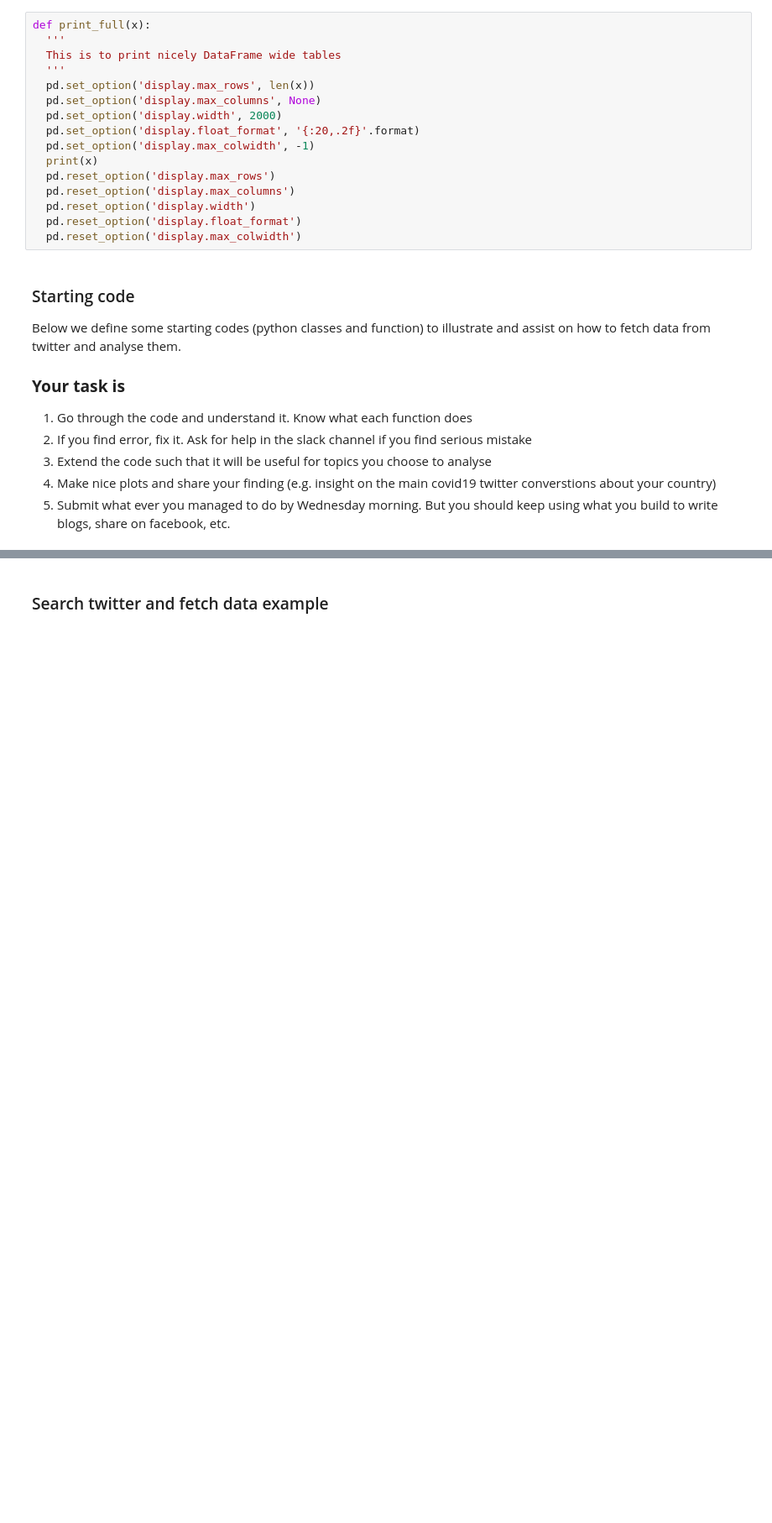
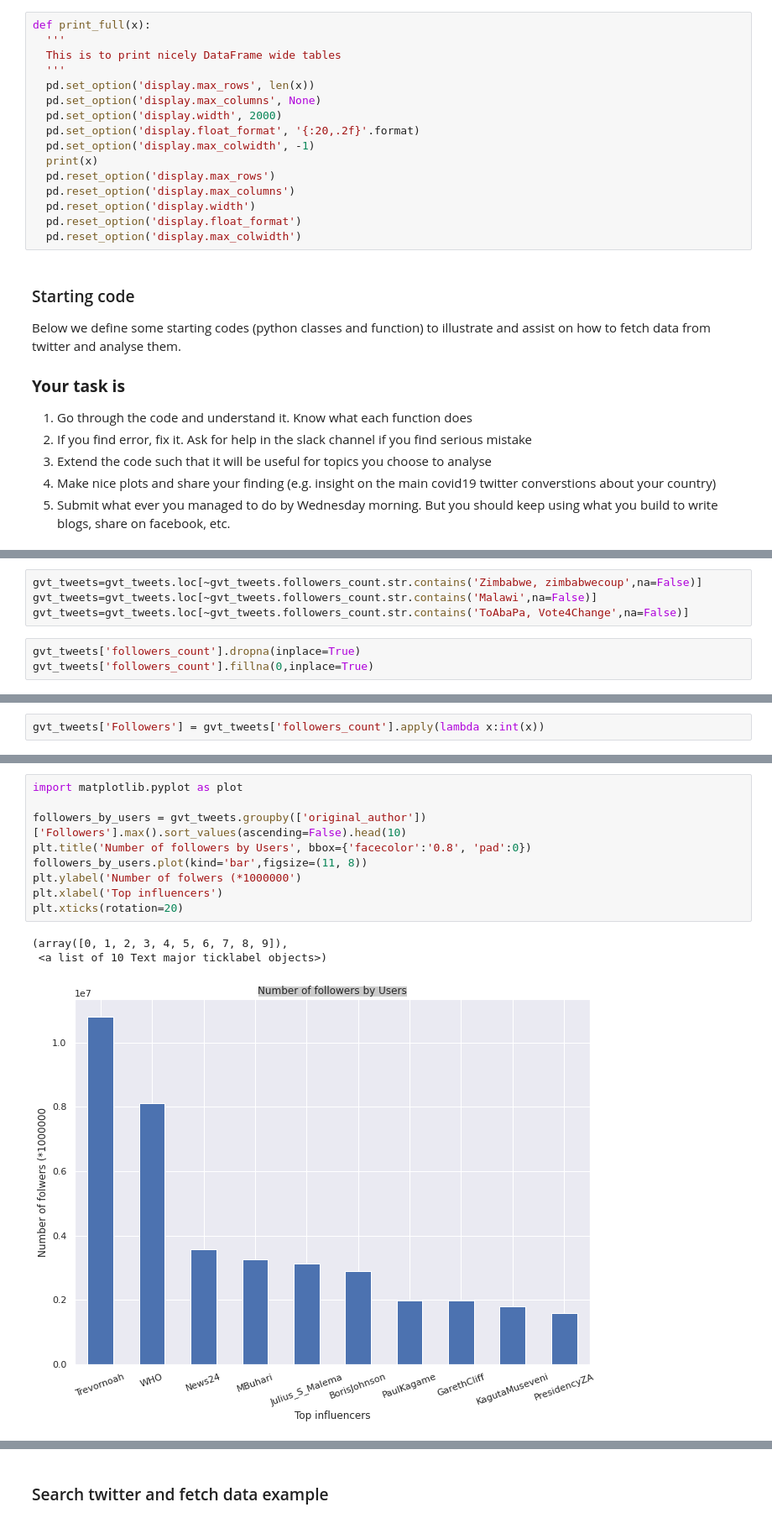
Before and after one commit to stephyi/Social_Media_Influencers, a Jupyter notebook: twitter_challenge.ipynb, the cells around one changed output, grey strips where cells are left out. Shown at 84% size. Drawn from its saved outputs; the diff is of its cells as text; blank space fills up the shorter version.

```diff
--- a/twitter_challenge.ipynb
+++ b/twitter_challenge.ipynb
@@ -396,0 +745,7 @@ relevance_score=comments-mentions_in_other_tweets
+# %%
+gvt_tweets=gvt_tweets.loc[~gvt_tweets.followers_count.str.contains('Zimbabwe, zimbabwecoup',na=False)]
+gvt_tweets=gvt_tweets.loc[~gvt_tweets.followers_count.str.contains('Malawi',na=False)]
+gvt_tweets=gvt_tweets.loc[~gvt_tweets.followers_count.str.contains('ToAbaPa, Vote4Change',na=False)]
+# %%
+gvt_tweets['followers_count'].dropna(inplace=True)
+gvt_tweets['followers_count'].fillna(0,inplace=True)
@@ -396,0 +766,2 @@ relevance_score=comments-mentions_in_other_tweets
+# %%
+gvt_tweets['Followers'] = gvt_tweets['followers_count'].apply(lambda x:int(x))
@@ -396,0 +788,13 @@ relevance_score=comments-mentions_in_other_tweets
+# %%
+import matplotlib.pyplot as plot
+
+followers_by_users = gvt_tweets.groupby(['original_author'])['Followers'].max().sort_values(ascending=False).head(10)
+plt.title('Number of followers by Users', bbox={'facecolor':'0.8', 'pad':0})
+followers_by_users.plot(kind='bar',figsize=(11, 8))
+plt.ylabel('Number of folwers (*1000000')
+plt.xlabel('Top influencers')
+plt.xticks(rotation=20)
+# %% [output]
+(array([0, 1, 2, 3, 4, 5, 6, 7, 8, 9]),
+ <a list of 10 Text major ticklabel objects>)
+[figure, added]
```
Also changed, not shown: parts of 57 cells of this notebook.
